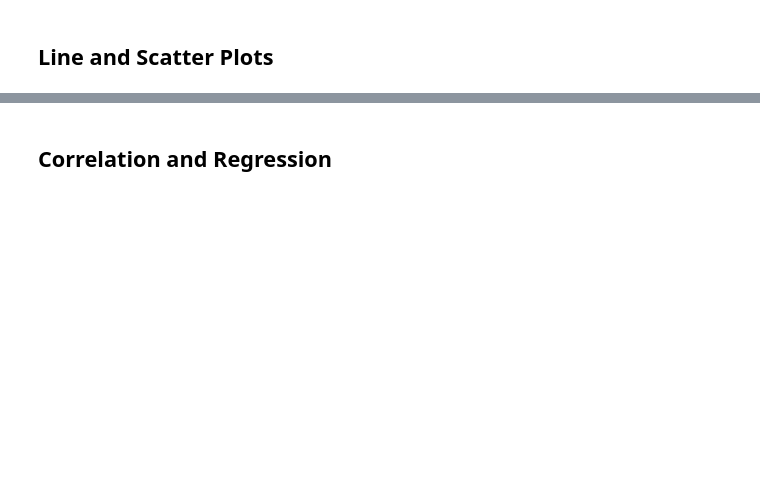
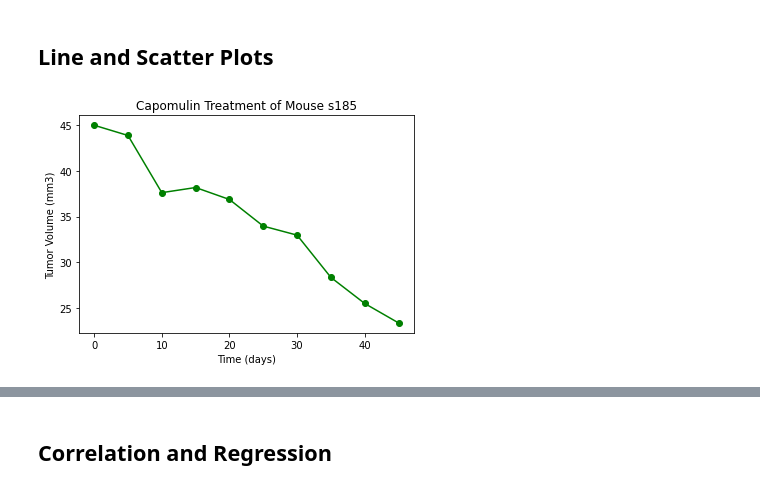
Before and after one commit to kndrsh/Mathplotlib-Challenge, a Jupyter notebook: Pymaceuticals/pymaceuticals_starter.ipynb, the cells around one changed output, grey strips where cells are left out. Saved outputs shown, nothing was run; the diff lists cells and outputs as text; code cells hidden in the pictures; blank space fills up the shorter version.

```diff
--- a/Pymaceuticals/pymaceuticals_starter.ipynb
+++ b/Pymaceuticals/pymaceuticals_starter.ipynb
@@ -274,0 +291,18 @@ f
+# %%
+# Generate a line plot of tumor volume vs. time point for a mouse treated with Capomulin
+combined_df.loc[combined_df["Drug Regimen"] == "Capomulin"].head(10)
+
+mice = combined_df.loc[combined_df["Mouse ID"] == 's185']
+
+#Plot line chart
+plt.plot(mice['Timepoint'], mice['Tumor Volume (mm3)'], marker='o', color = 'green')
+
+# Add labels and title to plot
+plt.xlabel("Time (days)")
+plt.ylabel("Tumor Volume (mm3)")
+plt.title("Capomulin Treatment of Mouse s185")
+
+# Display plot
+plt.show()
+# %% [output]
+[figure, added]
```
Also changed, not shown: parts of 12 cells of this notebook.
